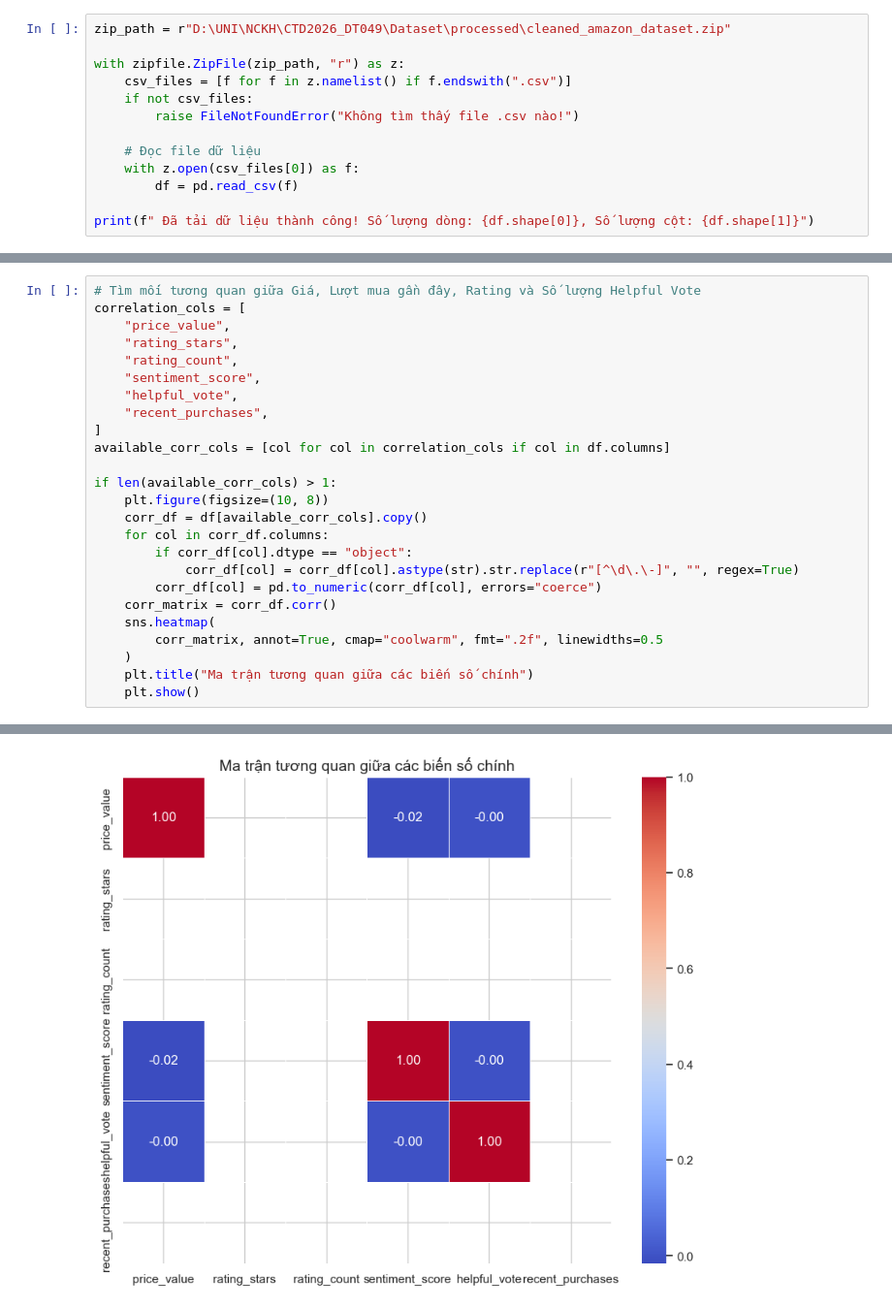
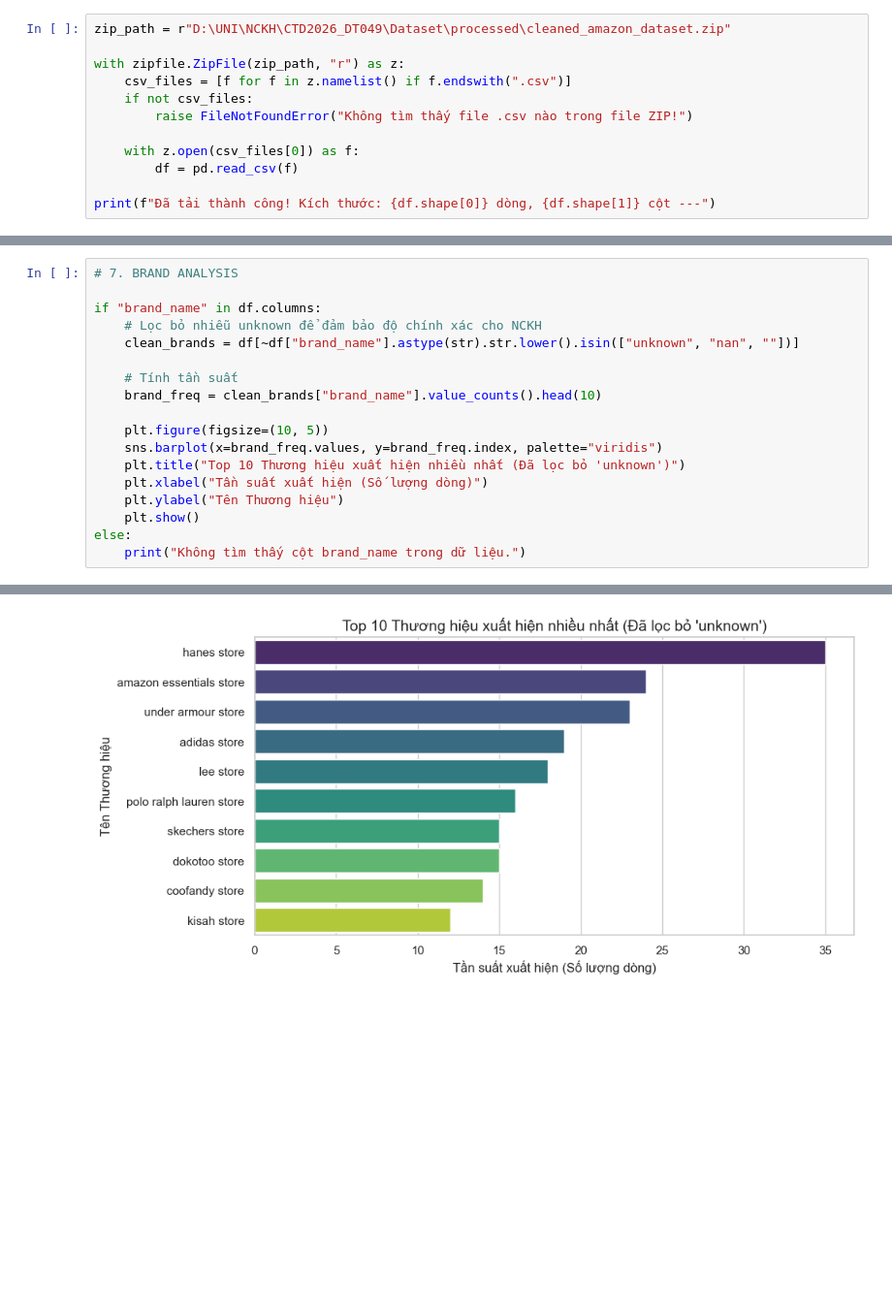
Before and after one commit to NguynnThah/CTD2026_DT049, a Jupyter notebook: notebooks/02_EDA.ipynb, the cells around one changed output, grey strips where cells are left out. Shown at 97% size. Drawn from its saved outputs; the diff is of its cells as text; blank space fills up the shorter version.

```diff
--- a/notebooks/02_EDA.ipynb
+++ b/notebooks/02_EDA.ipynb
@@ -16,11 +19,10 @@ zip_path = r"D:\UNI\NCKH\CTD2026_DT049\Dataset\processed\cleaned_amazon_dataset.
 with zipfile.ZipFile(zip_path, "r") as z:
     csv_files = [f for f in z.namelist() if f.endswith(".csv")]
     if not csv_files:
-        raise FileNotFoundError("Không tìm thấy file .csv nào!")
+        raise FileNotFoundError("Không tìm thấy file .csv nào trong file ZIP!")
 
-    # Đọc file dữ liệu
     with z.open(csv_files[0]) as f:
         df = pd.read_csv(f)
 
-print(f" Đã tải dữ liệu thành công! Số lượng dòng: {df.shape[0]}, Số lượng cột: {df.shape[1]}")
+print(f"Đã tải thành công! Kích thước: {df.shape[0]} dòng, {df.shape[1]} cột ---")
 # %% [output]
@@ -248,26 +228,19 @@ Passing `palette` without assigning `hue` is deprecated and will be removed in v
 # %%
-# Tìm mối tương quan giữa Giá, Lượt mua gần đây, Rating và Số lượng Helpful Vote
-correlation_cols = [
-    "price_value",
-    "rating_stars",
-    "rating_count",
-    "sentiment_score",
-    "helpful_vote",
-    "recent_purchases",
-]
-available_corr_cols = [col for col in correlation_cols if col in df.columns]
+# 7. BRAND ANALYSIS
 
-if len(available_corr_cols) > 1:
-    plt.figure(figsize=(10, 8))
-    corr_df = df[available_corr_cols].copy()
-    for col in corr_df.columns:
-        if corr_df[col].dtype == "object":
-            corr_df[col] = corr_df[col].astype(str).str.replace(r"[^\d\.\-]", "", regex=True)
-        corr_df[col] = pd.to_numeric(corr_df[col], errors="coerce")
-    corr_matrix = corr_df.corr()
-    sns.heatmap(
-        corr_matrix, annot=True, cmap="coolwarm", fmt=".2f", linewidths=0.5
-    )
-    plt.title("Ma trận tương quan giữa các biến số chính")
+if "brand_name" in df.columns:
+    # Lọc bỏ nhiễu unknown để đảm bảo độ chính xác cho NCKH
+    clean_brands = df[~df["brand_name"].astype(str).str.lower().isin(["unknown", "nan", ""])]
+
+    # Tính tần suất
+    brand_freq = clean_brands["brand_name"].value_counts().head(10)
+
+    plt.figure(figsize=(10, 5))
+    sns.barplot(x=brand_freq.values, y=brand_freq.index, palette="viridis")
+    plt.title("Top 10 Thương hiệu xuất hiện nhiều nhất (Đã lọc bỏ 'unknown')")
+    plt.xlabel("Tần suất xuất hiện (Số lượng dòng)")
+    plt.ylabel("Tên Thương hiệu")
     plt.show()
+else:
+    print("Không tìm thấy cột brand_name trong dữ liệu.")
 # %% [output]
@@ -274,2 +250,2 @@ if len(available_corr_cols) > 1:
-[figure, old version]
+[figure, new version]
 # %%
```
Also changed, not shown: parts of 12 cells of this notebook.
